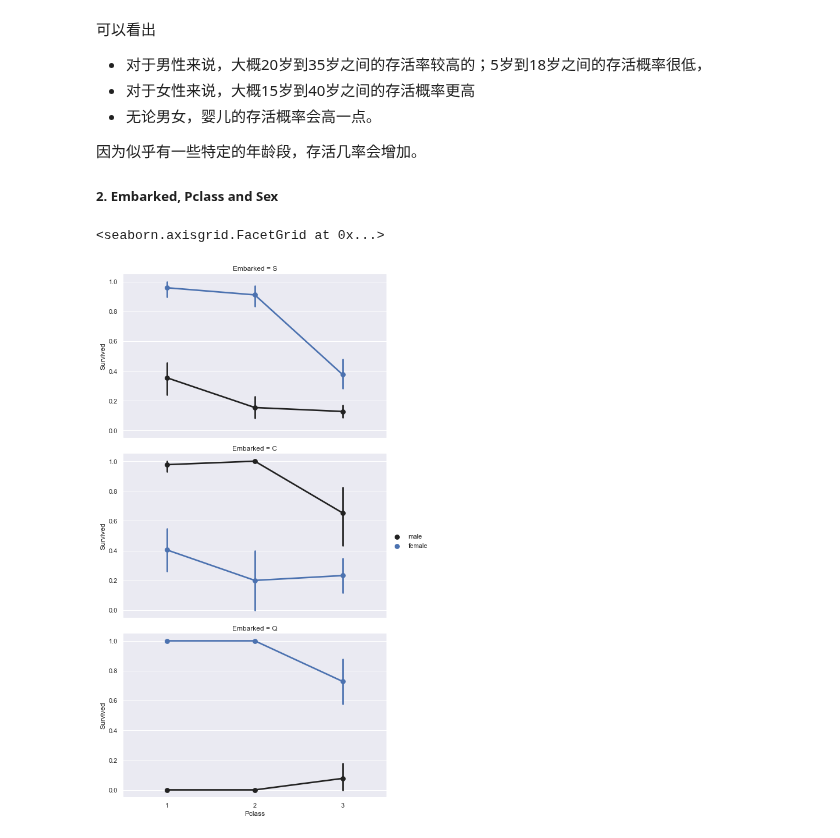
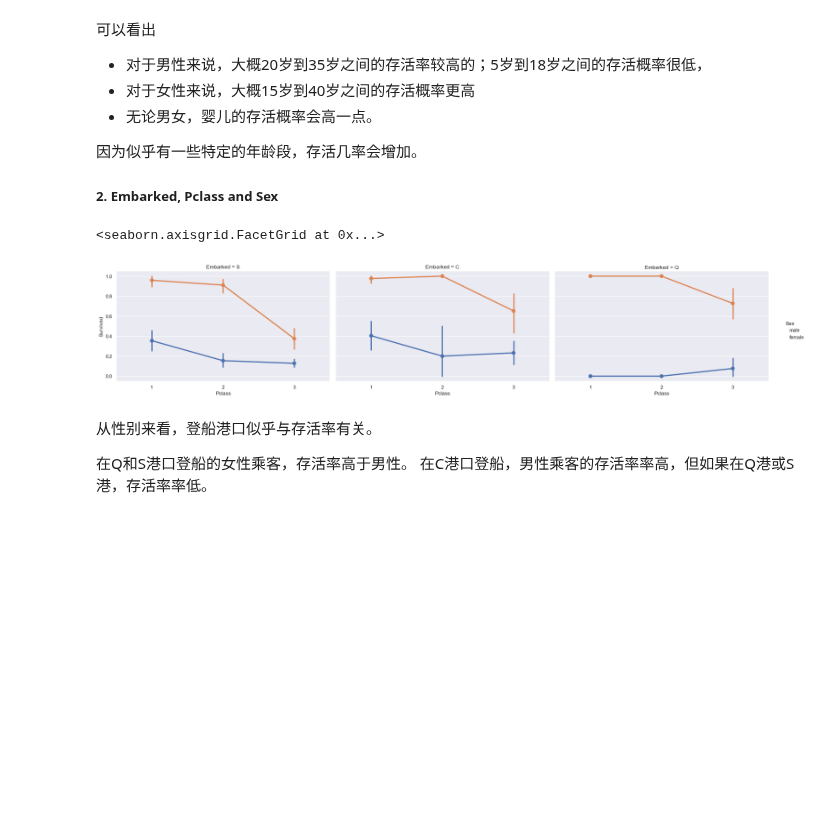
Before and after one commit to Jamie33/learngit, a Jupyter notebook: DataAnalysis/Titanic.ipynb, the cells around one changed output. Saved outputs shown, nothing was run; the diff lists cells and outputs as text; code cells hidden in the pictures; blank space fills up the shorter version.

```diff
--- a/DataAnalysis/Titanic.ipynb
+++ b/DataAnalysis/Titanic.ipynb
@@ -423,9 +423,9 @@ Text(0.5, 1.0, 'Male')
 
 ##### 2. Embarked, Pclass and Sex
 # %%
-FacetGrid = sns.FacetGrid(train_df, row='Embarked', height=4.5, aspect=1.6)
-FacetGrid.map(sns.pointplot, 'Pclass', 'Survived', 'Sex', palette=None,  order=None, hue_order=None )
+FacetGrid = sns.FacetGrid(train_df, col='Embarked', hue='Sex',hue_order=["male", "female"],height=4.5, aspect=1.6)
+FacetGrid.map(sns.pointplot, 'Pclass', 'Survived', palette=None,  order=None, hue_order=None )
 FacetGrid.add_legend()
 # %% [output]
 <seaborn.axisgrid.FacetGrid at 0x...>
-[figure, old version]
+[figure, new version]
@@ -436,0 +432,5 @@ FacetGrid.add_legend()
+# %% [markdown]
+从性别来看，登船港口似乎与存活率有关。
+
+在Q和S港口登船的女性乘客，存活率高于男性。
+在C港口登船，男性乘客的存活率率高，但如果在Q港或S港，存活率率低。
```
Also changed, not shown: parts of 1 cell of this notebook, 6 other files.
